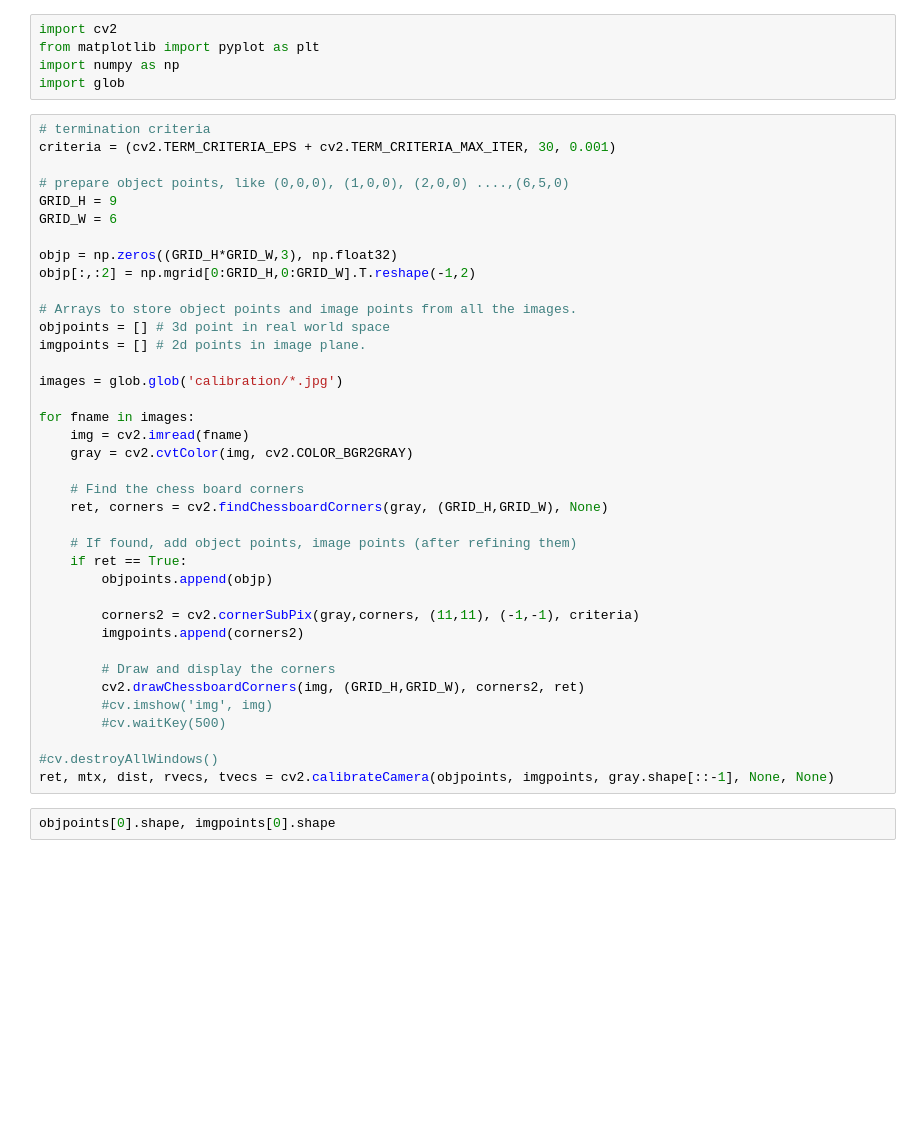
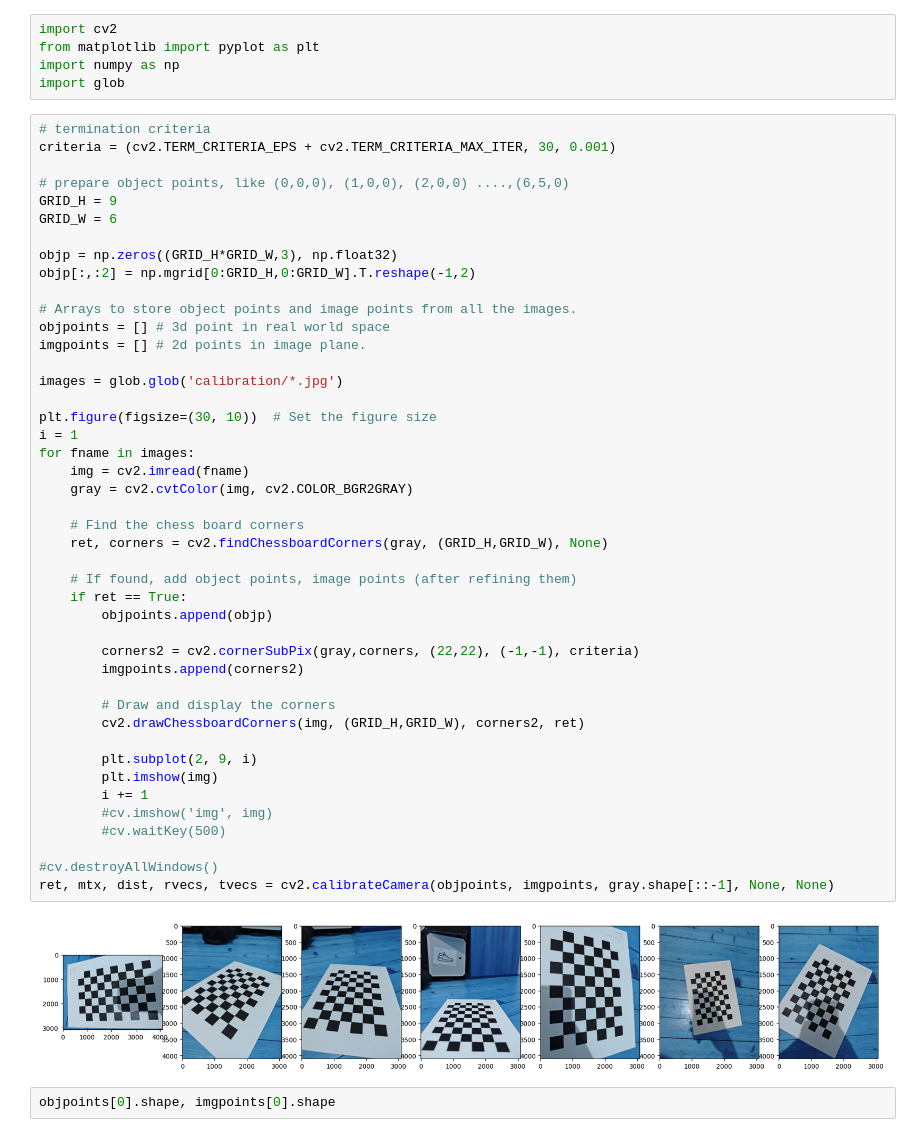
Before and after one commit to albertoZurini/UNITS-ComputerVision, a Jupyter notebook: 1_Photos/1_calibrate.ipynb, the cells around one changed output. Cells and saved outputs as stored; diff of their text form; blank space fills up the shorter version.

```diff
--- a/1_Photos/1_calibrate.ipynb
+++ b/1_Photos/1_calibrate.ipynb
@@ -13,34 +13,42 @@ GRID_W = 6
 
 objp = np.zeros((GRID_H*GRID_W,3), np.float32)
 objp[:,:2] = np.mgrid[0:GRID_H,0:GRID_W].T.reshape(-1,2)
 
 # Arrays to store object points and image points from all the images.
 objpoints = [] # 3d point in real world space
 imgpoints = [] # 2d points in image plane.
 
 images = glob.glob('calibration/*.jpg')
 
+plt.figure(figsize=(30, 10))  # Set the figure size
+i = 1
 for fname in images:
     img = cv2.imread(fname)
     gray = cv2.cvtColor(img, cv2.COLOR_BGR2GRAY)
 
     # Find the chess board corners
     ret, corners = cv2.findChessboardCorners(gray, (GRID_H,GRID_W), None)
 
     # If found, add object points, image points (after refining them)
     if ret == True:
         objpoints.append(objp)
 
-        corners2 = cv2.cornerSubPix(gray,corners, (11,11), (-1,-1), criteria)
+        corners2 = cv2.cornerSubPix(gray,corners, (22,22), (-1,-1), criteria)
         imgpoints.append(corners2)
 
         # Draw and display the corners
         cv2.drawChessboardCorners(img, (GRID_H,GRID_W), corners2, ret)
+
+        plt.subplot(2, 9, i)
+        plt.imshow(img)
+        i += 1
         #cv.imshow('img', img)
         #cv.waitKey(500)
 
 #cv.destroyAllWindows()
 ret, mtx, dist, rvecs, tvecs = cv2.calibrateCamera(objpoints, imgpoints, gray.shape[::-1], None, None)
+# %% [output]
+[figure, added]
 # %%
 objpoints[0].shape, imgpoints[0].shape
 # %% [output]
```
Also changed, not shown: 3 other files.
